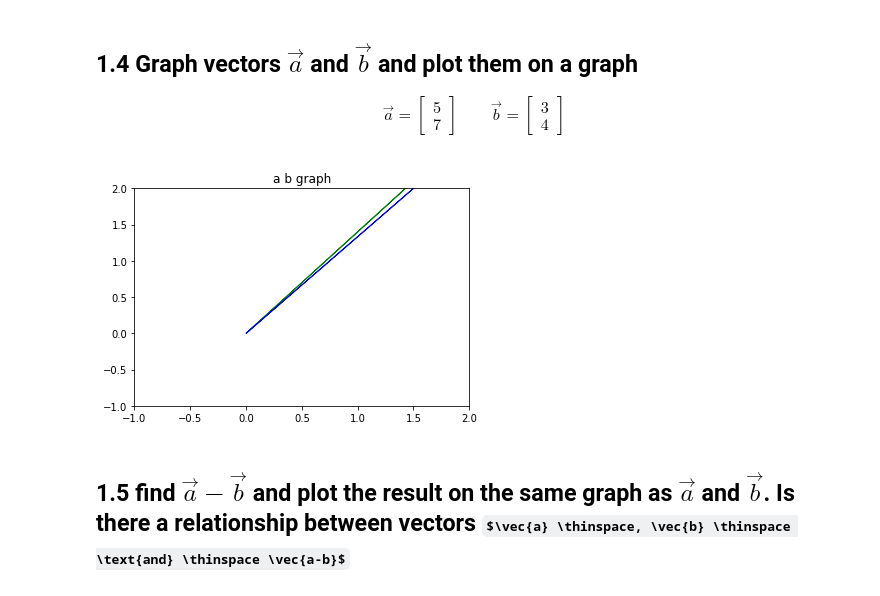
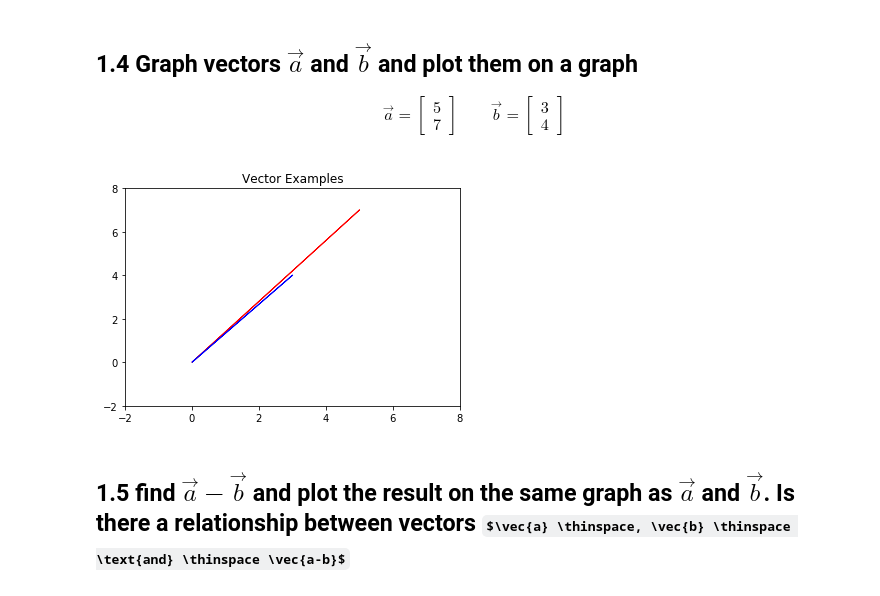
Before and after one commit to pedroescobedob/DS-Unit-1-Sprint-4-Linear-Algebra, a Jupyter notebook: Pedro_Escobedo_Linear_Algebra_Assignment.ipynb, the cells around one changed output. Cells and saved outputs as stored; diff of their text form; code cells hidden in the pictures; some formulas as TeX source.

```diff
--- a/Pedro_Escobedo_Linear_Algebra_Assignment.ipynb
+++ b/Pedro_Escobedo_Linear_Algebra_Assignment.ipynb
@@ -140,19 +93,15 @@ plt.show()
 # %%
 a = [5,7]
 b = [3,4]
 
-t_a = np.transpose(a)
-t_b = np.transpose(b)
-
-plt.arrow(0,0, a[0], a[1],head_width=.05, head_length=0.05, color ='green')
-plt.arrow(0,0, b[0], b[1],head_width=.05, head_length=0.05, color ='blue')
-
-plt.xlim(-1,2)
-plt.ylim(-1,2)
-plt.title("a b graph")
+plt.arrow(0, 0, 5, 7, head_width=.02, head_length=0.01, color = 'r')
+plt.arrow(0, 0, 3, 4,  head_width=.02, head_length=0.01, color = 'b')
+plt.title('Vector Examples')
+plt.xlim(-2,8)
+plt.ylim(-2,8)
 plt.show()
 # %% [output]
-[figure, old version]
+[figure, new version]
 # %% [markdown]
 ## 1.5 find $\vec{a} - \vec{b}$ and plot the result on the same graph as $\vec{a}$ and $\vec{b}$. Is there a relationship between vectors $\vec{a} \thinspace, \vec{b} \thinspace \text{and} \thinspace \vec{a-b}$
 # %%
```
Also changed, not shown: parts of 5 cells of this notebook.
